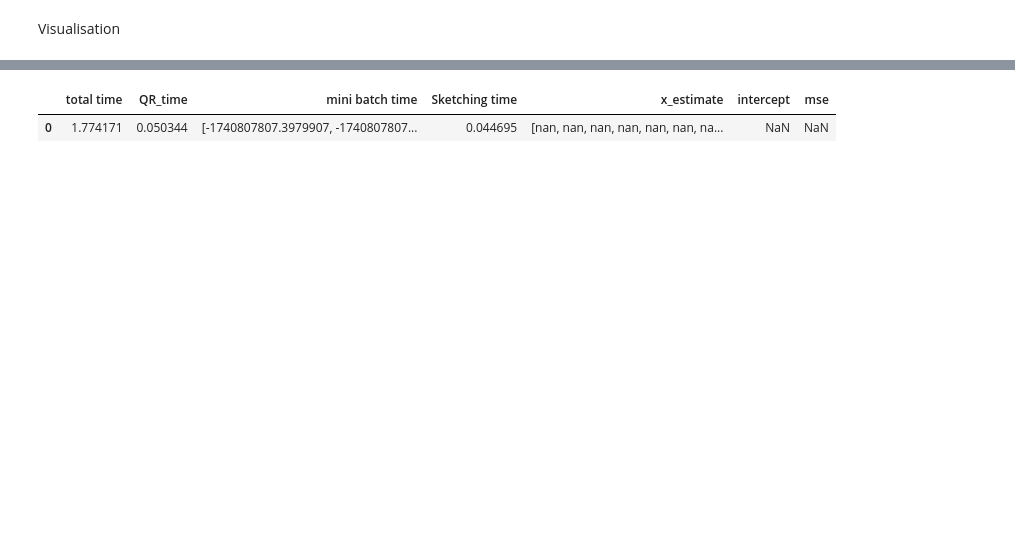
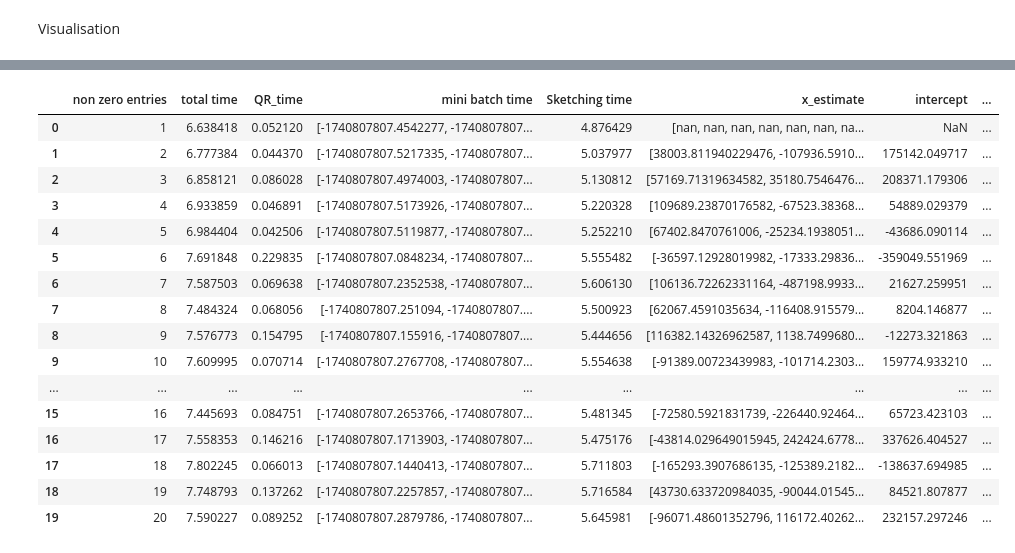
Before and after one commit to LakBoonJun1/DSA4288, a Jupyter notebook: Notebook/OLS.ipynb, the cells around one changed output, grey strips where cells are left out. Saved outputs shown, nothing was run; the diff lists cells and outputs as text; code cells hidden in the pictures; blank space fills up the shorter version.

```diff
--- a/Notebook/OLS.ipynb
+++ b/Notebook/OLS.ipynb
@@ -379,7 +379,7 @@ def sketch_least_squares_sgd_analysis(A, b, m, non_zero_entries, T=100, eta=0.01
 # %% [markdown]
 ### Sketched regularised SGD
 # %%
-def fast_least_squares_sgd_regularized_analysis(A, b, non_zero_entries, m, lambda_reg, T=100, eta=0.01, gamma=0.1, batch_size=10):
+def fast_least_squares_sgd_regularized_analysis(A, b, non_zero_entries, m, lambda_reg = 0.1, T=100, eta=0.01, gamma=0.1, batch_size=10):
     start_total_time = time.perf_counter()
     n, d = A.shape
     A = np.c_[np.ones(n), A] #for intercept
@@ -409,9 +409,8 @@ def fast_least_squares_sgd_regularized_analysis(A, b, non_zero_entries, m, lambd
     leverage_scores = estimate_leverage_scores(A, R, gamma)
     leverage_probs = leverage_scores / np.sum(leverage_scores)  # Normalize
 
-    # Step 6: Solve for initial x0 using regularized least squares
     I_d = np.eye(d)
-    x = np.linalg.solve(SA.T @ SA + lambda_scaled * I_d, SA.T @ Sb)
+    x = np.random.randn(d,)
 
     # Step 7: Perform mini-batch SGD
     for t in range(T):
@@ -1788,16 +1802,31 @@ plt.show()
 iterations = 1
 results = []
 m = 2000
-# default non zero entry is 1
+non_zero_entries_list = list(range(1, 21))
 
-for i in range(iterations):
-    x_estimate , intercept, qr_time, mini_batch_time, sketching_time ,total_time = fast_least_squares_sgd_analysis(X_train,y_train,m)
+for non_zero_entries in non_zero_entries_list:
+    x_estimate , intercept, _, qr_time, mini_batch_time, sketching_time ,total_time = fast_least_squares_sgd_regularized_analysis(X_train,y_train, non_zero_entries, m )
     mse = np.mean(((X_test @ x_estimate) + intercept - y_test)**2)
-    results.append({'total time': total_time,'QR_time' : qr_time, 'mini batch time' : mini_batch_time ,'Sketching time' : sketching_time , 'x_estimate' : x_estimate, 'intercept' : intercept, 'mse' : mse})
+    results.append({'non zero entries' : non_zero_entries, 'total time': total_time,'QR_time' : qr_time, 'mini batch time' : mini_batch_time ,'Sketching time' : sketching_time , 'x_estimate' : x_estimate, 'intercept' : intercept, 'mse' : mse})
 
-ill_fast_sketched_SGD_df = pd.DataFrame(results)
+ill_sketched_SGD_reg_df = pd.DataFrame(results)
-# %%
-ill_fast_sketched_SGD_df
-# %% [output]
-|  | total time | QR_time | mini batch time | Sketching time | x_estimate | intercept | mse |
-| 0 | 1.774171 | 0.050344 | [-1740807807.3979907, -1740807807... | 0.044695 | [nan, nan, nan, nan, nan, nan, na... | NaN | NaN |
+# %%
+ill_sketched_SGD_reg_df
+# %% [output]
+|  | non zero entries | total time | QR_time | mini batch time | Sketching time | x_estimate | intercept | ... |
+| 0 | 1 | 6.638418 | 0.052120 | [-1740807807.4542277, -1740807807... | 4.876429 | [nan, nan, nan, nan, nan, nan, na... | NaN | ... |
+| 1 | 2 | 6.777384 | 0.044370 | [-1740807807.5217335, -1740807807... | 5.037977 | [38003.811940229476, -107936.5910... | 175142.049717 | ... |
+| 2 | 3 | 6.858121 | 0.086028 | [-1740807807.4974003, -1740807807... | 5.130812 | [57169.71319634582, 35180.7546476... | 208371.179306 | ... |
+| 3 | 4 | 6.933859 | 0.046891 | [-1740807807.5173926, -1740807807... | 5.220328 | [109689.23870176582, -67523.38368... | 54889.029379 | ... |
+| 4 | 5 | 6.984404 | 0.042506 | [-1740807807.5119877, -1740807807... | 5.252210 | [67402.8470761006, -25234.1938051... | -43686.090114 | ... |
+| 5 | 6 | 7.691848 | 0.229835 | [-1740807807.0848234, -1740807807... | 5.555482 | [-36597.12928019982, -17333.29836... | -359049.551969 | ... |
+| 6 | 7 | 7.587503 | 0.069638 | [-1740807807.2352538, -1740807807... | 5.606130 | [106136.72262331164, -487198.9933... | 21627.259951 | ... |
+| 7 | 8 | 7.484324 | 0.068056 | [-1740807807.251094, -1740807807.... | 5.500923 | [62067.4591035634, -116408.915579... | 8204.146877 | ... |
+| 8 | 9 | 7.576773 | 0.154795 | [-1740807807.155916, -1740807807.... | 5.444656 | [116382.14326962587, 1138.7499680... | -12273.321863 | ... |
+| 9 | 10 | 7.609995 | 0.070714 | [-1740807807.2767708, -1740807807... | 5.554638 | [-91389.00723439983, -101714.2303... | 159774.933210 | ... |
+| ... | ... | ... | ... | ... | ... | ... | ... | ... |
+| 15 | 16 | 7.445693 | 0.084751 | [-1740807807.2653766, -1740807807... | 5.481345 | [-72580.5921831739, -226440.92464... | 65723.423103 | ... |
+| 16 | 17 | 7.558353 | 0.146216 | [-1740807807.1713903, -1740807807... | 5.475176 | [-43814.029649015945, 242424.6778... | 337626.404527 | ... |
+| 17 | 18 | 7.802245 | 0.066013 | [-1740807807.1440413, -1740807807... | 5.711803 | [-165293.3907686135, -125389.2182... | -138637.694985 | ... |
+| 18 | 19 | 7.748793 | 0.137262 | [-1740807807.2257857, -1740807807... | 5.716584 | [43730.633720984035, -90044.01545... | 84521.807877 | ... |
+| 19 | 20 | 7.590227 | 0.089252 | [-1740807807.2879786, -1740807807... | 5.645981 | [-96071.48601352796, 116172.40262... | 232157.297246 | ... |
```
Also changed, not shown: parts of 6 cells of this notebook.
